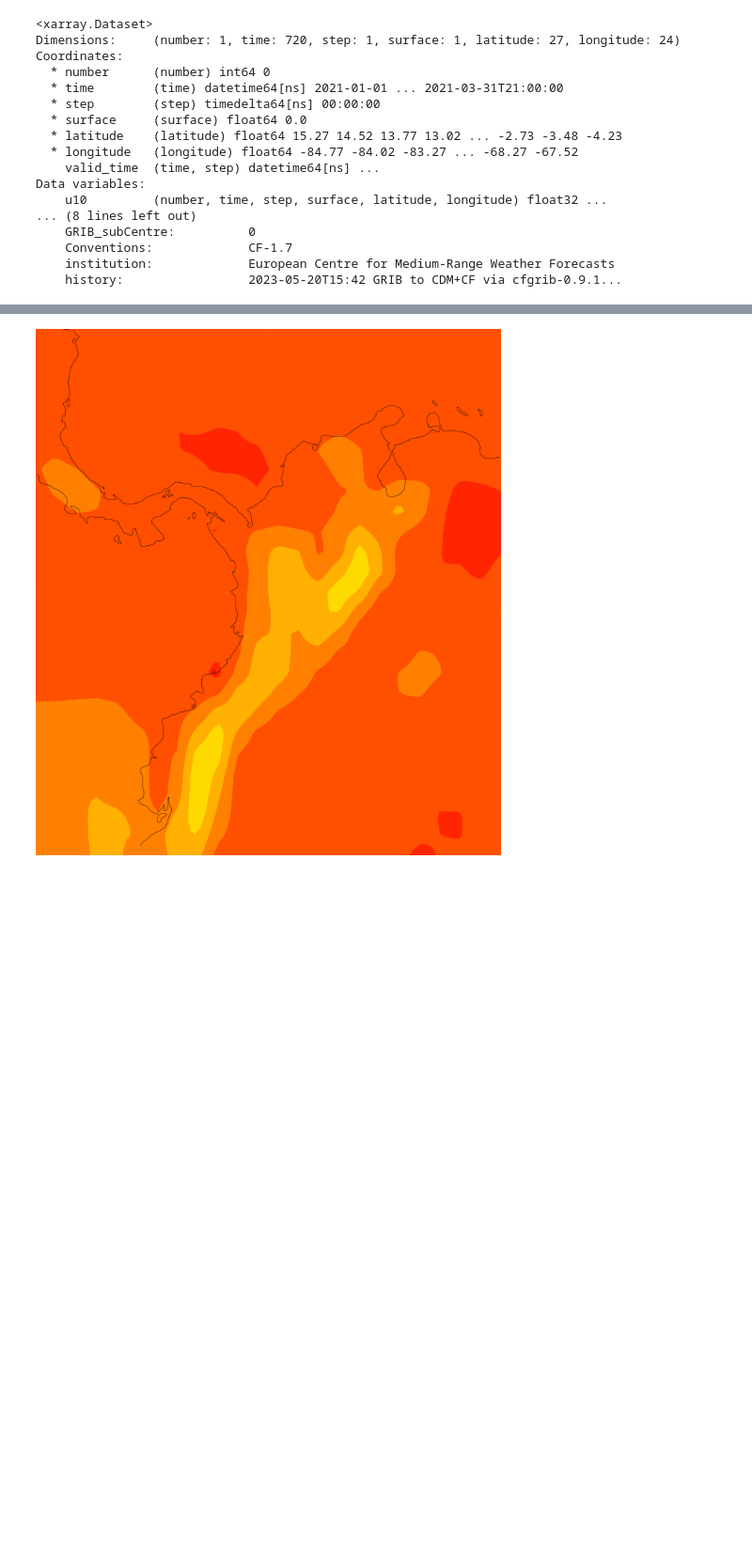
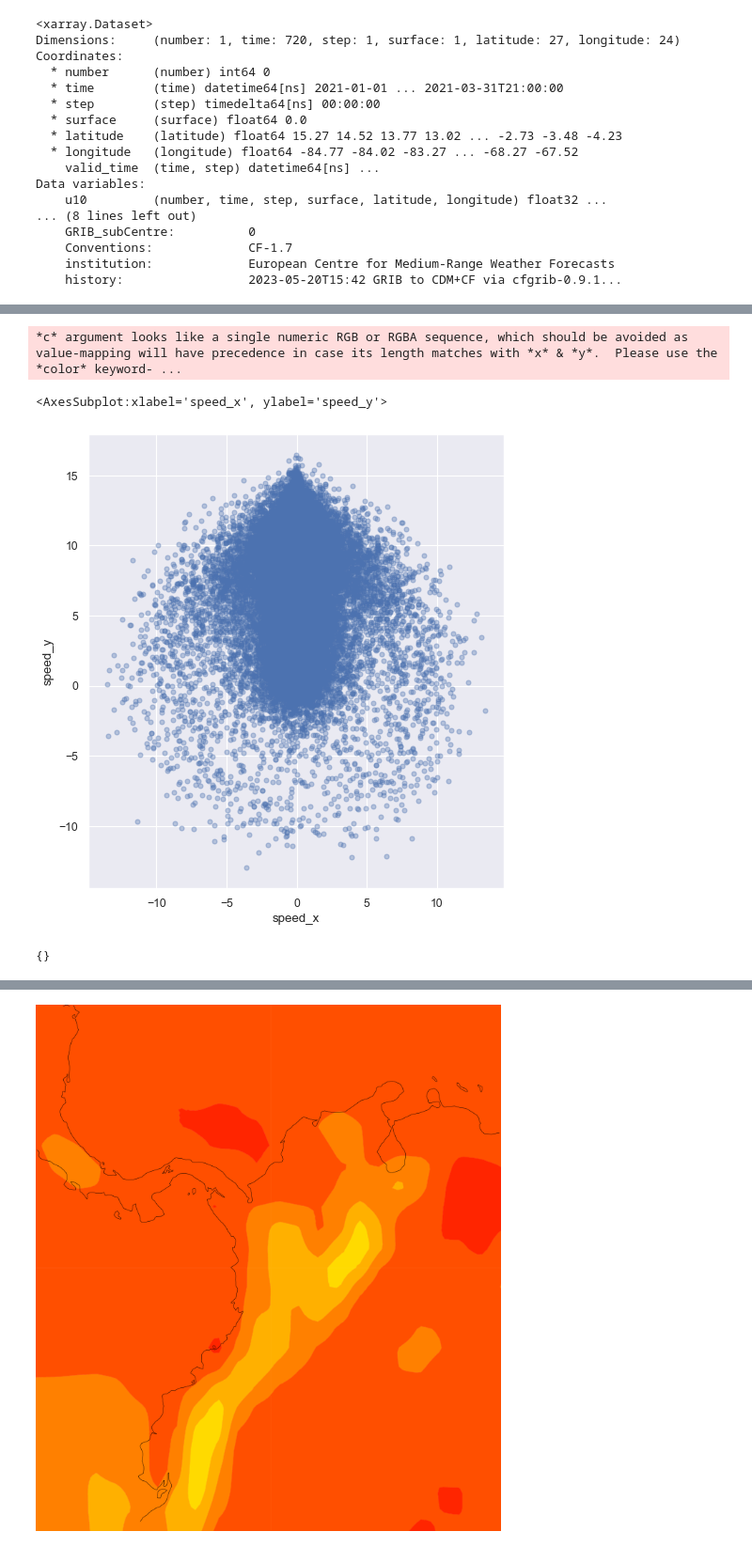
Before and after one commit to glohalo/wind_project, a Jupyter notebook: wind_project.ipynb, the cells around one changed output, grey strips where cells are left out. Shown at 94% size. Drawn from its saved outputs; the diff is of its cells as text; code cells hidden in the pictures; blank space fills up the shorter version.

Commit message:
se agregan columnas con calculos de velocidad

```diff
--- a/wind_project.ipynb
+++ b/wind_project.ipynb
@@ -41,0 +73,2 @@ Data variables:
+# %%
+dfAngle= angleSpeed.to_dataframe()
@@ -41,0 +85,8 @@ Data variables:
+# %%
+df=windspeed.to_dataframe()
+# %%
+df['angle']= dfAngle['angleSpeed']
+# %%
+#representation of the wind speed on the x and y axis
+df['speed_x']=df['windspeed']*np.sin(df['angle']*np.pi/180)
+df['speed_y']=df['windspeed']*np.cos(df['angle']*np.pi/180)
@@ -42,3 +127,18 @@ Data variables:
+# %%
+fig, ax = plt.subplots(figsize=(8,8), dpi=80)
+x0, x1 = ax.get_xlim()
+y0, y1 = ax.get_ylim()
+ax.set_aspect('equal')
+df.plot(kind='scatter', x='speed_x',
+        y='speed_y', alpha=0.35, ax=ax)
+# %% [output]
+*c* argument looks like a single numeric RGB or RGBA sequence, which should be avoided as value-mapping will have precedence in case its length matches with *x* & *y*.  Please use the *color* keyword- ...
+<AxesSubplot:xlabel='speed_x', ylabel='speed_y'>
+[figure, added]
+# %%
+velocidad.attrs
+# %% [output]
+{}
 # %%
 #making a grahp
 cml.plot_map(ds, title=True, path="test-grib-plot.svg")
```
Also changed, not shown: parts of 11 cells of this notebook, 2 other files.
